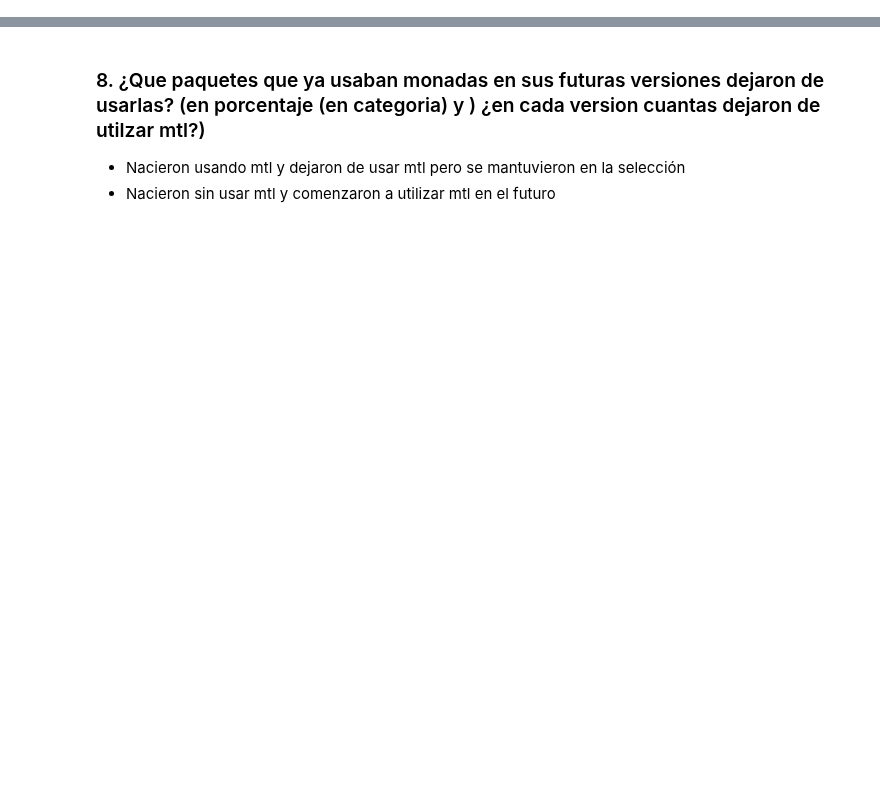
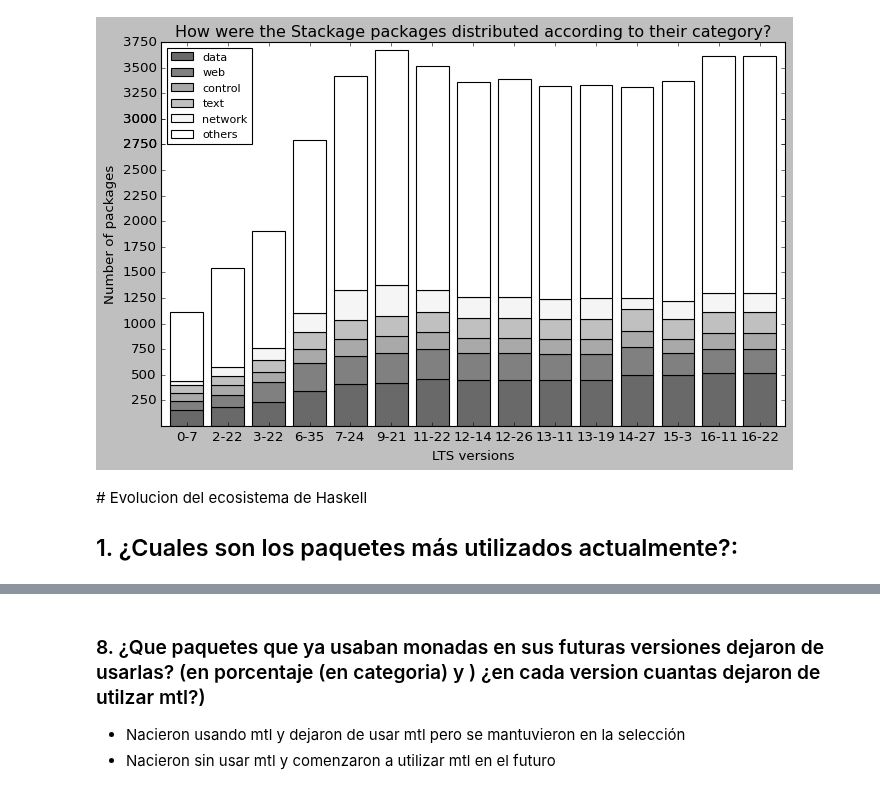
Before and after one commit to pragmaticslaboratory/stackage-evolution, a Jupyter notebook: notebooks/answers.ipynb, the cells around one changed output, grey strips where cells are left out. Cells and saved outputs as stored; diff of their text form; code cells hidden in the pictures; blank space fills up the shorter version.

```diff
--- a/notebooks/answers.ipynb
+++ b/notebooks/answers.ipynb
@@ -419,0 +136,34 @@ plt.show()
+# %%
+import operator
+fig, ax = plt.subplots()
+ax.margins(0.015)
+plt.subplots_adjust(right=1.1)
+
+bar1 = ax.bar(x=lts_list, height=count_pkgs['data'], width=0.8, color='dimgrey', align='center', label='data')
+bar2 = ax.bar(x=index, height=count_pkgs['web'], width=0.8, bottom=count_pkgs['data'], color='grey', label='web')
+bar3 = ax.bar(x=index, height=count_pkgs['control'], width=0.8, bottom=list(map(operator.add, count_pkgs['data'], count_pkgs['web'])), color='darkgrey', label='control')
+bar4 = ax.bar(x=index, height=count_pkgs['text'], width=0.8, bottom=list(map(operator.add, list(map(operator.add, count_pkgs['data'], count_pkgs['web'])), count_pkgs['control'])), color='silver', label='text')
+bar5 = ax.bar(x=index, height=count_pkgs['network'], width=0.8, bottom=list(map(operator.add, list(map(operator.add, list(map(operator.add, count_pkgs['data'], count_pkgs['web'])), count_pkgs['control'])), count_pkgs['text'])), color='whitesmoke', label='network')
+bar6 = ax.bar(x=index, height=count_pkgs['others'], width=0.8, bottom=list(map(operator.add, list(map(operator.add, list(map(operator.add, list(map(operator.add, count_pkgs['data'], count_pkgs['web'])), count_pkgs['control'])), count_pkgs['text'])), count_pkgs['network'])), color='white', label='others')
+
+'''
+ax.bar_label(bar1, labels=list(map(lambda per: f"{round(per)}%", data['data'])), label_type='center')
+ax.bar_label(bar2, labels=list(map(lambda per: f"{round(per)}%", data['web'])), label_type='center')
+ax.bar_label(bar3, labels=list(map(lambda per: f"{round(per)}%", data['control'])), label_type='center')
+ax.bar_label(bar4, labels=list(map(lambda per: f"{round(per)}%", data['text'])), label_type='center')
+ax.bar_label(bar5, labels=list(map(lambda per: f"{round(per)}%", data['network'])), label_type='center')
+ax.bar_label(bar6, labels=list(map(lambda per: f"{round(per)}%", data['others'])), label_type='center')
+'''
+
+ax.set_xlabel('LTS versions')
+ax.set_ylabel('Number of packages')
+ax.set_title('How were the Stackage packages distributed according to their category?')
+ax.legend(loc='upper left', fontsize='small', bbox_to_anchor=(0, 1))
+ax.set_yticks([250, 500, 750, 1000, 1250, 1500, 1750, 2000, 2250, 2500, 2750, 3000, 2750, 3000, 3250, 3500, 3750])
+plt.show()
+# %% [output]
+[figure, added]
+# %% [markdown]
+# Evolucion del ecosistema de Haskell
+
+## 1. ¿Cuales son los paquetes más utilizados actualmente?:
```
Also changed, not shown: parts of 67 cells of this notebook, 3 other files.
